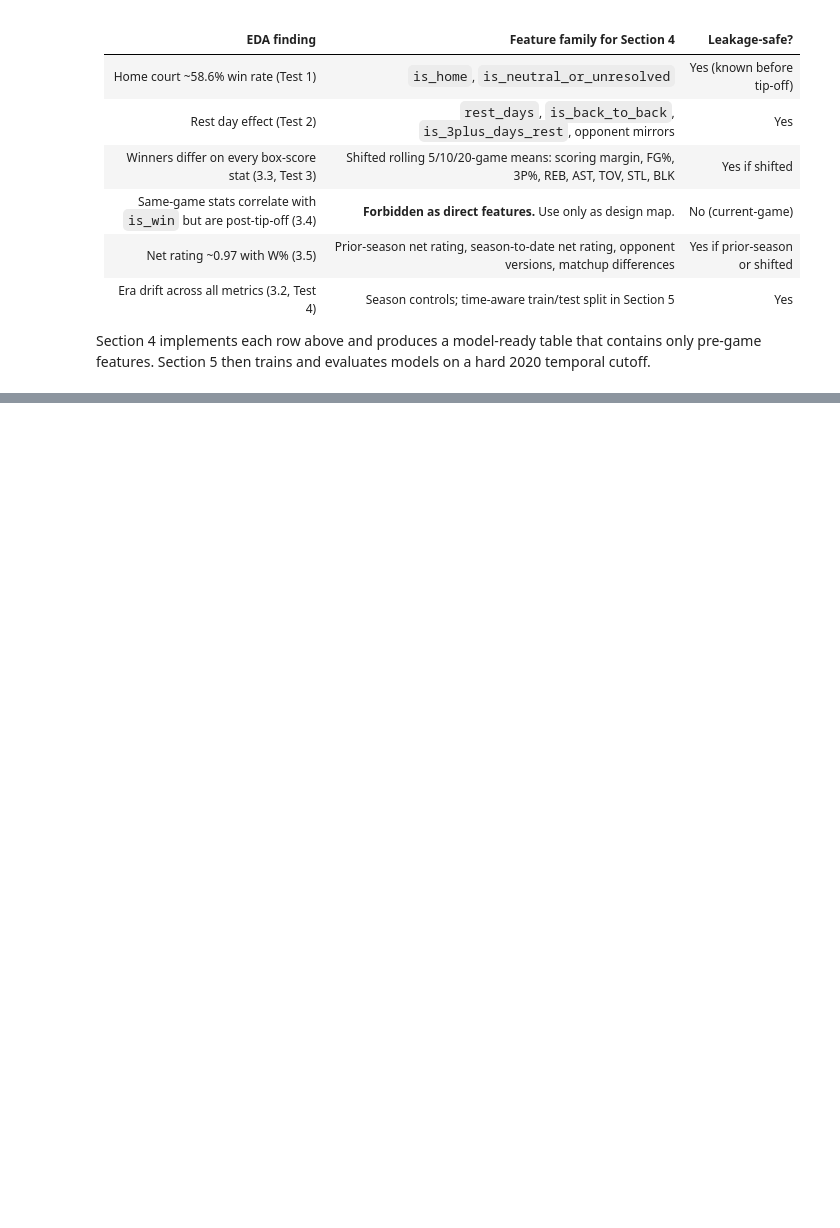
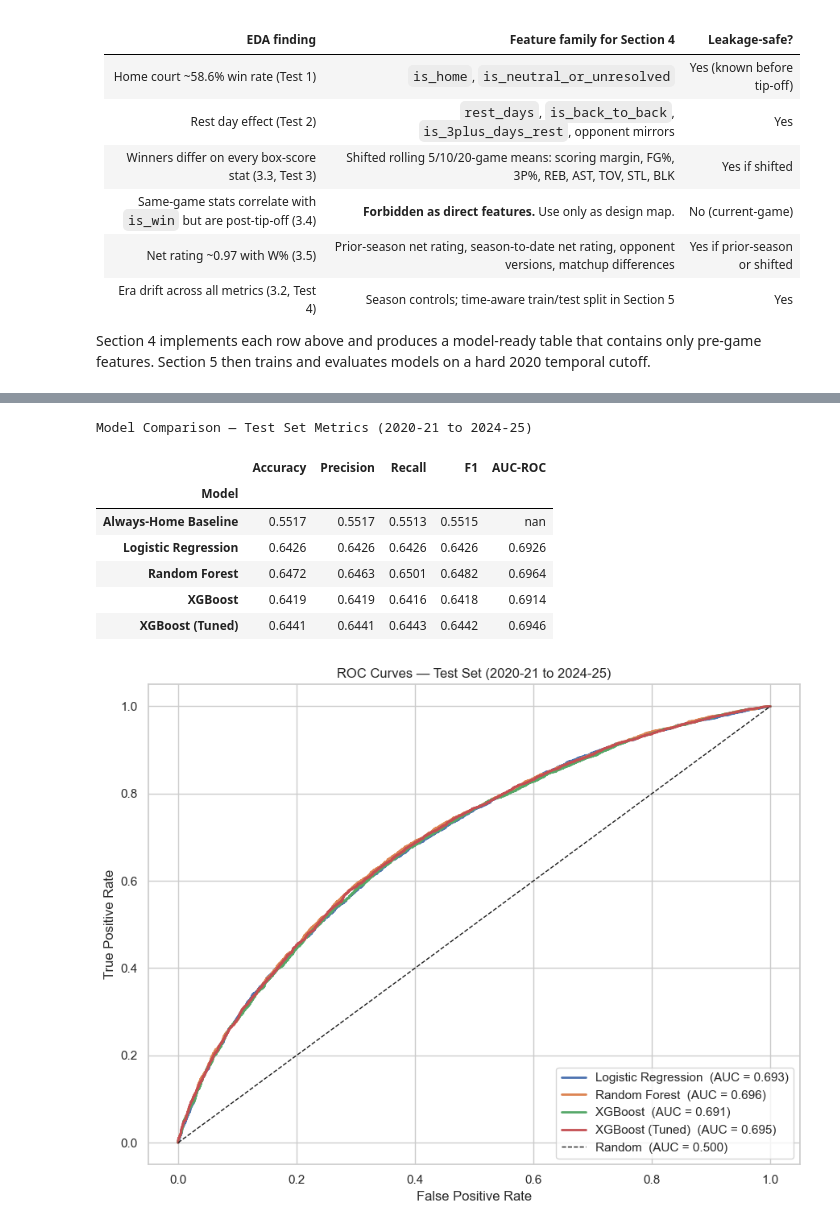
Before and after one commit to MichelFaloughi/cis5450-project, a Jupyter notebook: final_notebook.ipynb, the cells around one changed output, grey strips where cells are left out. Drawn from its saved outputs; the diff is of its cells as text; code cells hidden in the pictures; blank space fills up the shorter version.

```diff
--- a/final_notebook.ipynb
+++ b/final_notebook.ipynb
@@ -1109,0 +2244,61 @@ Section 4 implements each row above and produces a model-ready table that contai
+# %%
+# Summary comparison table
+results_df = pd.DataFrame(results_records).set_index('Model')
+display(
+    results_df.style
+    .highlight_max(axis=0, props='font-weight: bold; background-color: #d4edda')
+    .format('{:.4f}')
+    .set_caption('Model Comparison — Test Set Metrics (2020-21 to 2024-25)')
+)
+
+# ROC curves
+roc_models = [
+    ('Logistic Regression', lr_prob),
+    ('Random Forest',       rf_prob),
+    ('XGBoost',             xgb_prob),
+    ('XGBoost (Tuned)',     best_prob),
+]
+
+fig, ax = plt.subplots(figsize=(9, 7))
+for name, prob in roc_models:
+    fpr, tpr, _ = roc_curve(y_test, prob)
+    auc_val     = roc_auc_score(y_test, prob)
+    ax.plot(fpr, tpr, linewidth=2, label=f'{name}  (AUC = {auc_val:.3f})')
+ax.plot([0, 1], [0, 1], 'k--', linewidth=1, label='Random  (AUC = 0.500)')
+ax.set_xlabel('False Positive Rate')
+ax.set_ylabel('True Positive Rate')
+ax.set_title('ROC Curves — Test Set (2020-21 to 2024-25)')
+ax.legend(loc='lower right')
+plt.tight_layout()
+plt.savefig(OUTPUT_DIR / 'roc_curves.png', dpi=150, bbox_inches='tight')
+plt.show()
+
+# Confusion matrices
+cm_models = [
+    ('Logistic Regression', lr_pred),
+    ('Random Forest',       rf_pred),
+    ('XGBoost',             xgb_pred),
+    ('XGBoost (Tuned)',     best_pred),
+]
+
+fig, axes = plt.subplots(2, 2, figsize=(12, 10))
+for ax, (name, pred) in zip(axes.flatten(), cm_models):
+    cm = confusion_matrix(y_test, pred)
+    sns.heatmap(cm, annot=True, fmt='d', cmap='Blues',
+                xticklabels=['Pred Loss', 'Pred Win'],
+                yticklabels=['True Loss', 'True Win'], ax=ax)
+    ax.set_title(f'{name}  (Acc = {accuracy_score(y_test, pred):.3f})')
+plt.suptitle('Confusion Matrices — Test Set', fontsize=14)
+plt.tight_layout()
+plt.savefig(OUTPUT_DIR / 'confusion_matrices.png', dpi=150, bbox_inches='tight')
+plt.show()
+# %% [output]
+Model Comparison — Test Set Metrics (2020-21 to 2024-25)
+|  | Accuracy | Precision | Recall | F1 | AUC-ROC |
+| Model |  |  |  |  |  |
+| Always-Home Baseline | 0.5517 | 0.5517 | 0.5513 | 0.5515 | nan |
+| Logistic Regression | 0.6426 | 0.6426 | 0.6426 | 0.6426 | 0.6926 |
+| Random Forest | 0.6472 | 0.6463 | 0.6501 | 0.6482 | 0.6964 |
+| XGBoost | 0.6419 | 0.6419 | 0.6416 | 0.6418 | 0.6914 |
+| XGBoost (Tuned) | 0.6441 | 0.6441 | 0.6443 | 0.6442 | 0.6946 |
+[figure, added]
```
Also changed, not shown: parts of 56 cells of this notebook, 10 other files.
